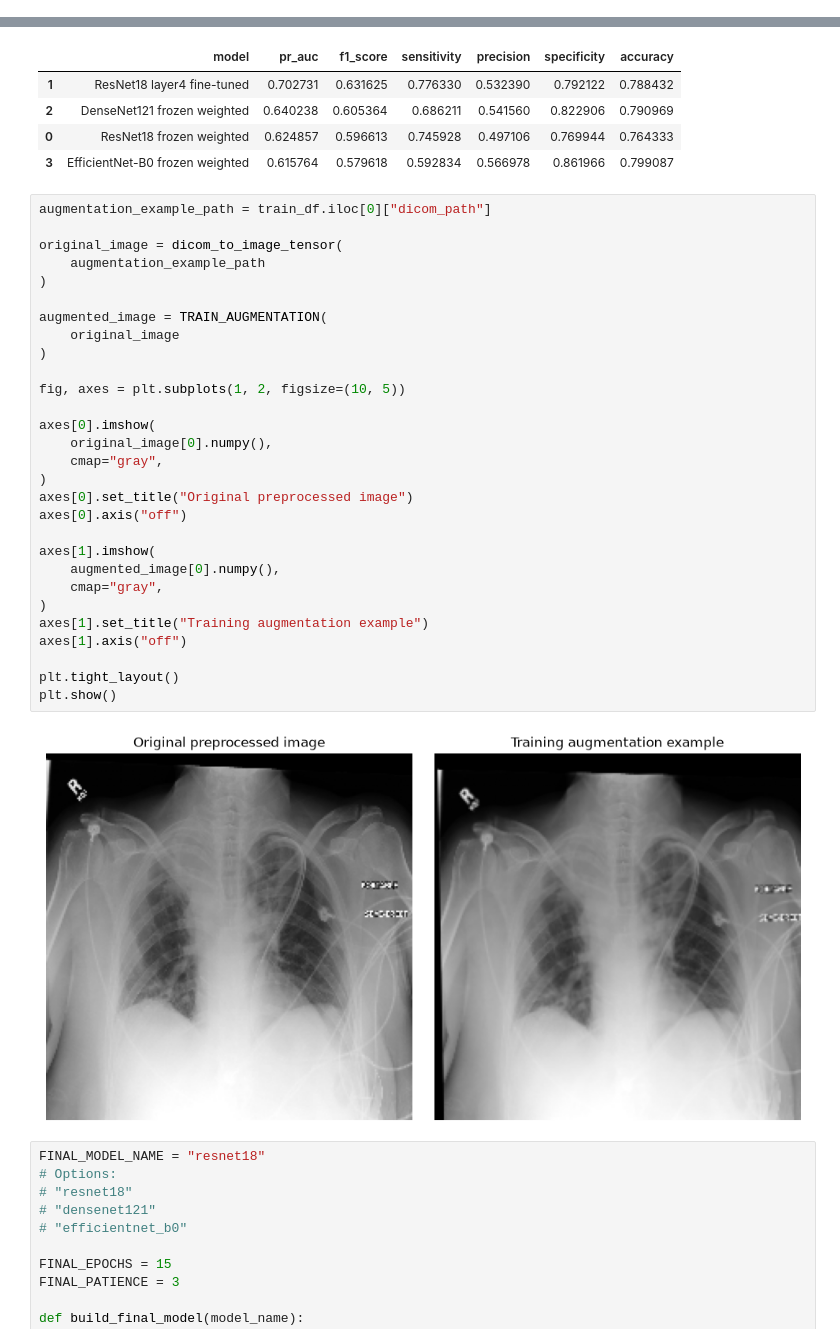
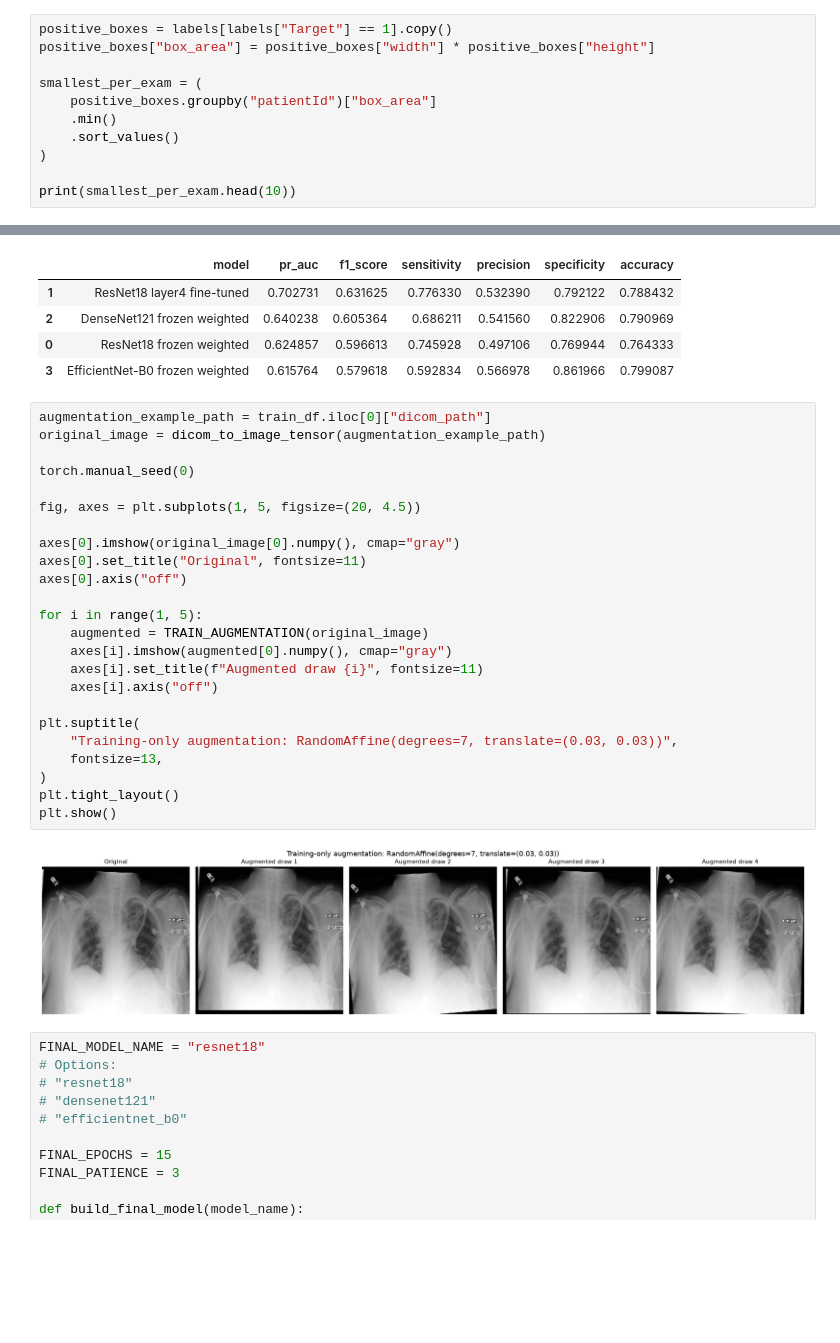
Before and after one commit to mohamedmaherabdalla/MedAI-A1, a Jupyter notebook: working.ipynb, the cells around one changed output, grey strips where cells are left out. Cells and saved outputs as stored; diff of their text form; blank space fills up the shorter version.

Commit message:
Add trivial baseline on test, baseline AUCs, difficult-case and augmentation panels

```diff
--- a/working.ipynb
+++ b/working.ipynb
@@ -325,3 +325,14 @@ plt.tight_layout()
 plt.show()
 # %% [output]
 [figure]
+# %%
+positive_boxes = labels[labels["Target"] == 1].copy()
+positive_boxes["box_area"] = positive_boxes["width"] * positive_boxes["height"]
+
+smallest_per_exam = (
+    positive_boxes.groupby("patientId")["box_area"]
+    .min()
+    .sort_values()
+)
+
+print(smallest_per_exam.head(10))
@@ -1635,35 +1712,30 @@ display(
 | 3 | EfficientNet-B0 frozen weighted | 0.615764 | 0.579618 | 0.592834 | 0.566978 | 0.861966 | 0.799087 |
 # %%
 augmentation_example_path = train_df.iloc[0]["dicom_path"]
+original_image = dicom_to_image_tensor(augmentation_example_path)
 
-original_image = dicom_to_image_tensor(
-    augmentation_example_path
-)
+torch.manual_seed(0)
 
-augmented_image = TRAIN_AUGMENTATION(
-    original_image
-)
+fig, axes = plt.subplots(1, 5, figsize=(20, 4.5))
 
-fig, axes = plt.subplots(1, 2, figsize=(10, 5))
-
-axes[0].imshow(
-    original_image[0].numpy(),
-    cmap="gray",
-)
-axes[0].set_title("Original preprocessed image")
+axes[0].imshow(original_image[0].numpy(), cmap="gray")
+axes[0].set_title("Original", fontsize=11)
 axes[0].axis("off")
 
-axes[1].imshow(
-    augmented_image[0].numpy(),
-    cmap="gray",
+for i in range(1, 5):
+    augmented = TRAIN_AUGMENTATION(original_image)
+    axes[i].imshow(augmented[0].numpy(), cmap="gray")
+    axes[i].set_title(f"Augmented draw {i}", fontsize=11)
+    axes[i].axis("off")
+
+plt.suptitle(
+    "Training-only augmentation: RandomAffine(degrees=7, translate=(0.03, 0.03))",
+    fontsize=13,
 )
-axes[1].set_title("Training augmentation example")
-axes[1].axis("off")
-
 plt.tight_layout()
 plt.show()
 # %% [output]
-[figure, old version]
+[figure, new version]
 # %%
 FINAL_MODEL_NAME = "resnet18"
 # Options:
```
Also changed, not shown: parts of 4 cells of this notebook.
